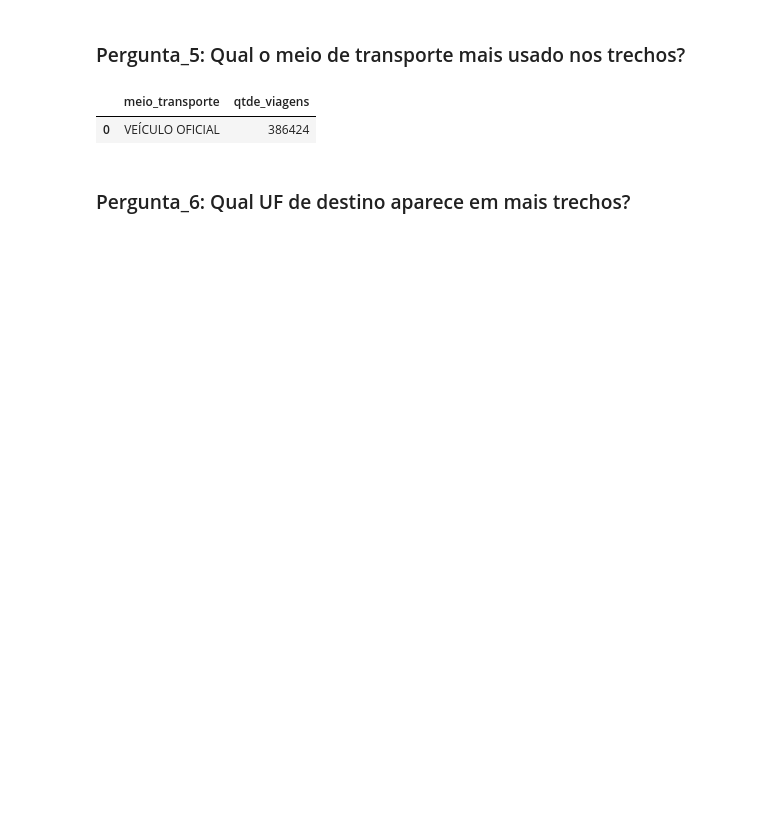
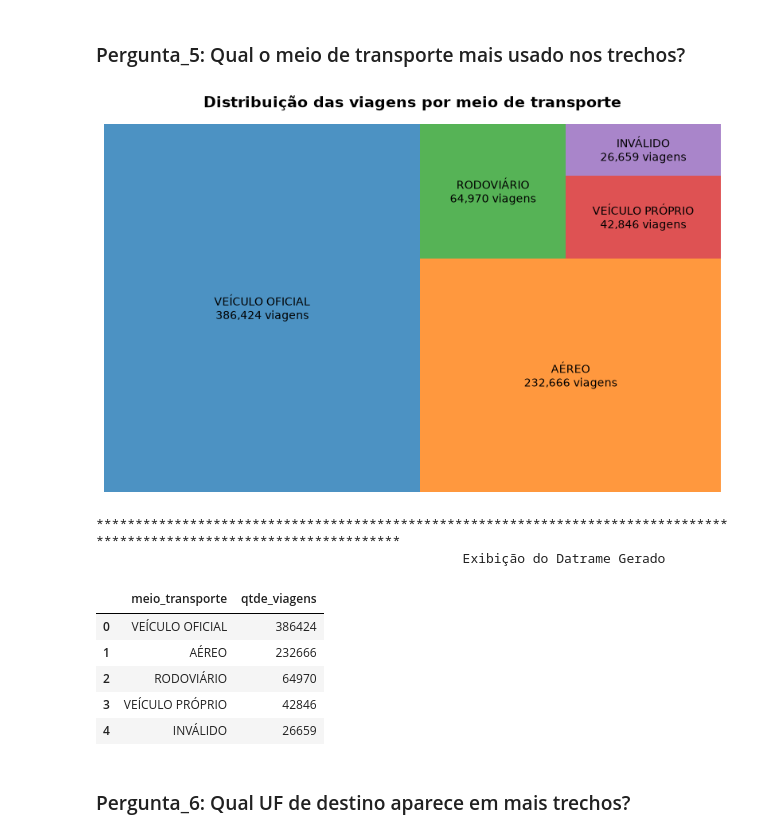
Before and after one commit to hicarocalliari/Projeto_final_SCTEC, a Jupyter notebook: notebooks/analise.ipynb, the cells around one changed output. Drawn from its saved outputs; the diff is of its cells as text; code cells hidden in the pictures; blank space fills up the shorter version.

```diff
--- a/notebooks/analise.ipynb
+++ b/notebooks/analise.ipynb
@@ -159,10 +234,45 @@ df
 ### Pergunta_5: Qual o meio de transporte mais usado nos trechos?
 # %%
 df = analisar(5)
-df
+
+df = df.sort_values(
+    "qtde_viagens",
+    ascending=False
+)
+cores = plt.colormaps["tab10"](
+    range(len(df))
+)
+plt.figure(figsize=(10, 6))
+squarify.plot(
+    sizes=df["qtde_viagens"],
+    label=[
+        f"{meio}\n{qtde:,.0f} viagens"
+        for meio, qtde in zip(
+            df["meio_transporte"],
+            df["qtde_viagens"]
+        )
+    ],
+    color=cores,
+    alpha=0.8
+)
+
+plt.title("Distribuição das viagens por meio de transporte", fontsize=14, weight="bold", pad=15)
+plt.axis("off")
+plt.show()
+
+print("".center(120, "*"))
+print("Exibição do Datrame Gerado".center(120), "")
+df.sort_values(by="qtde_viagens", ascending=False)
 # %% [output]
+[figure, added]
+************************************************************************************************************************
+                                               Exibição do Datrame Gerado
 |  | meio_transporte | qtde_viagens |
 | 0 | VEÍCULO OFICIAL | 386424 |
+| 1 | AÉREO | 232666 |
+| 2 | RODOVIÁRIO | 64970 |
+| 3 | VEÍCULO PRÓPRIO | 42846 |
+| 4 | INVÁLIDO | 26659 |
 # %% [markdown]
 ### Pergunta_6: Qual UF de destino aparece em mais trechos?
 # %%
```
Also changed, not shown: parts of 7 cells of this notebook, 5 other files.
